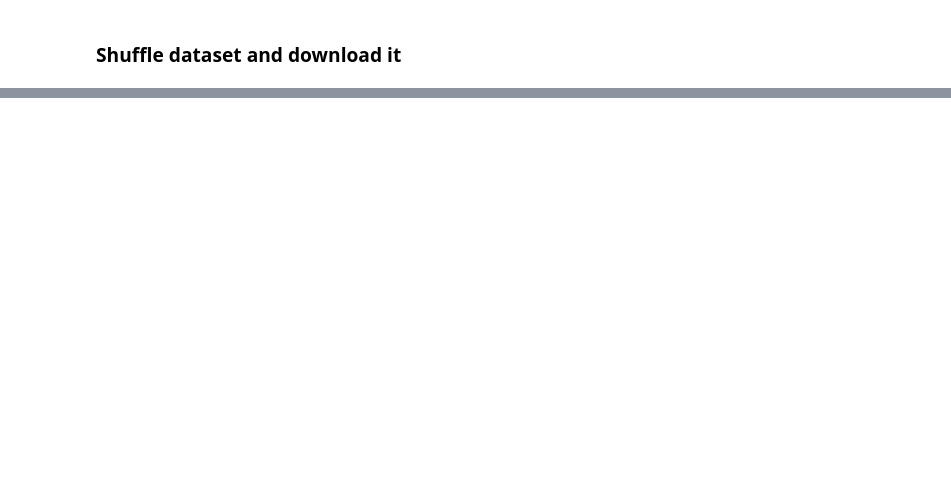
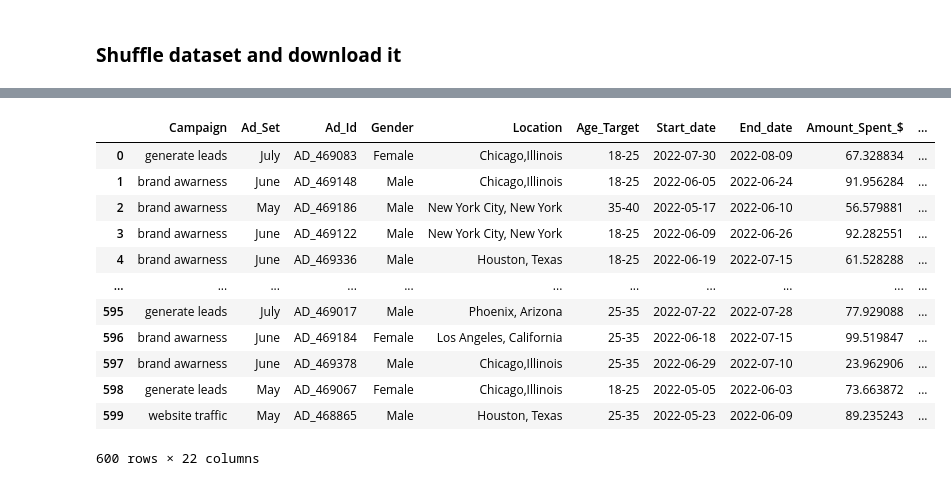
Before and after one commit to Aboelsaood23/Data-Sets, a Jupyter notebook: facebook_ads_datset.ipynb, the cells around one changed output, grey strips where cells are left out. Drawn from its saved outputs; the diff is of its cells as text; code cells hidden in the pictures; blank space fills up the shorter version.

```diff
--- a/facebook_ads_datset.ipynb
+++ b/facebook_ads_datset.ipynb
@@ -130,12 +146,28 @@ df['Ctr']=(df['Clicks']/df['Impressions'])
 # %% [markdown]
 ### **Shuffle dataset and download it**
 # %%
-df =df.sample(frac =1).reset_index(drop=False)
-# convert dataset to csv file
-facebook_dataset =df.to_csv("facebook_dataset.csv",index =True)
-# download data set on my pc
 from google.colab import files
-files.download("facebook_dataset.csv")
+#shuffle dataframe, keeping same index order
+df = df.iloc[df.sample(frac=1).index].reset_index(drop=False)
+df = df.drop(columns=['index'])
+# convert to csv
+df.to_csv('Facebook_dataset.csv', index=False)
+#download csv
+files.download("Facebook_dataset.csv")
+df
 # %% [output]
 [interactive output not drawn]
 [interactive output not drawn]
+|  | Campaign | Ad_Set | Ad_Id | Gender | Location | Age_Target | Start_date | End_date | Amount_Spent_$ | ... |
+| 0 | generate leads | July | AD_469083 | Female | Chicago,Illinois | 18-25 | 2022-07-30 | 2022-08-09 | 67.328834 | ... |
+| 1 | brand awarness | June | AD_469148 | Male | Chicago,Illinois | 18-25 | 2022-06-05 | 2022-06-24 | 91.956284 | ... |
+| 2 | brand awarness | May | AD_469186 | Male | New York City, New York | 35-40 | 2022-05-17 | 2022-06-10 | 56.579881 | ... |
+| 3 | brand awarness | June | AD_469122 | Male | New York City, New York | 18-25 | 2022-06-09 | 2022-06-26 | 92.282551 | ... |
+| 4 | brand awarness | June | AD_469336 | Male | Houston, Texas | 18-25 | 2022-06-19 | 2022-07-15 | 61.528288 | ... |
+| ... | ... | ... | ... | ... | ... | ... | ... | ... | ... | ... |
+| 595 | generate leads | July | AD_469017 | Male | Phoenix, Arizona | 25-35 | 2022-07-22 | 2022-07-28 | 77.929088 | ... |
+| 596 | brand awarness | June | AD_469184 | Female | Los Angeles, California | 25-35 | 2022-06-18 | 2022-07-15 | 99.519847 | ... |
+| 597 | brand awarness | June | AD_469378 | Male | Chicago,Illinois | 25-35 | 2022-06-29 | 2022-07-10 | 23.962906 | ... |
+| 598 | generate leads | May | AD_469067 | Female | Chicago,Illinois | 18-25 | 2022-05-05 | 2022-06-03 | 73.663872 | ... |
+| 599 | website traffic | May | AD_468865 | Male | Houston, Texas | 25-35 | 2022-05-23 | 2022-06-09 | 89.235243 | ... |
+600 rows × 22 columns
```
Also changed, not shown: parts of 3 cells of this notebook.
